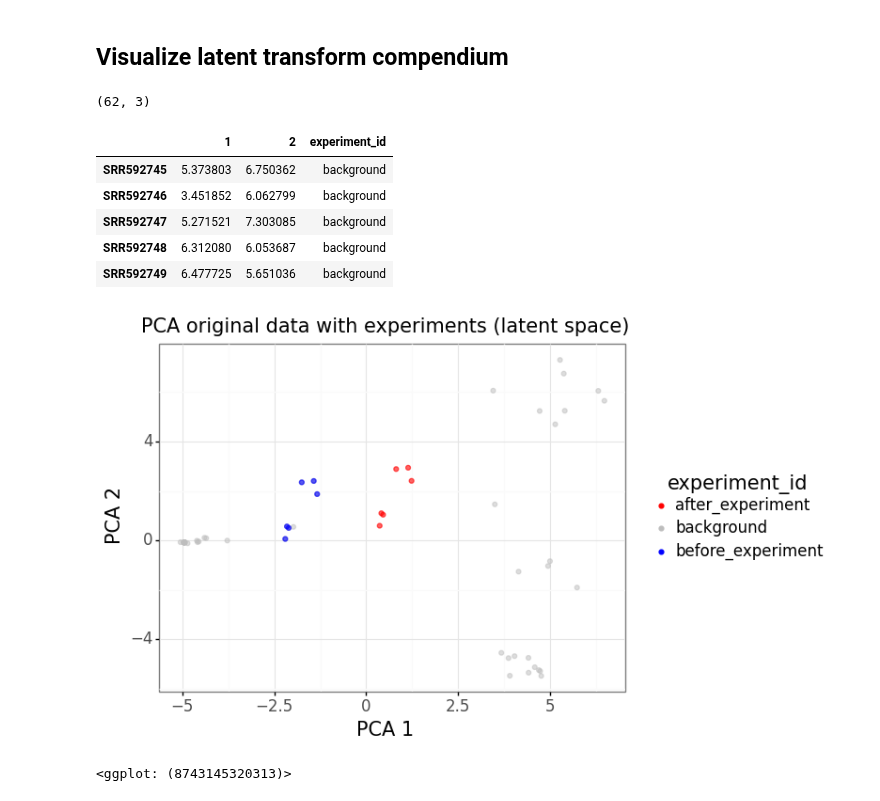
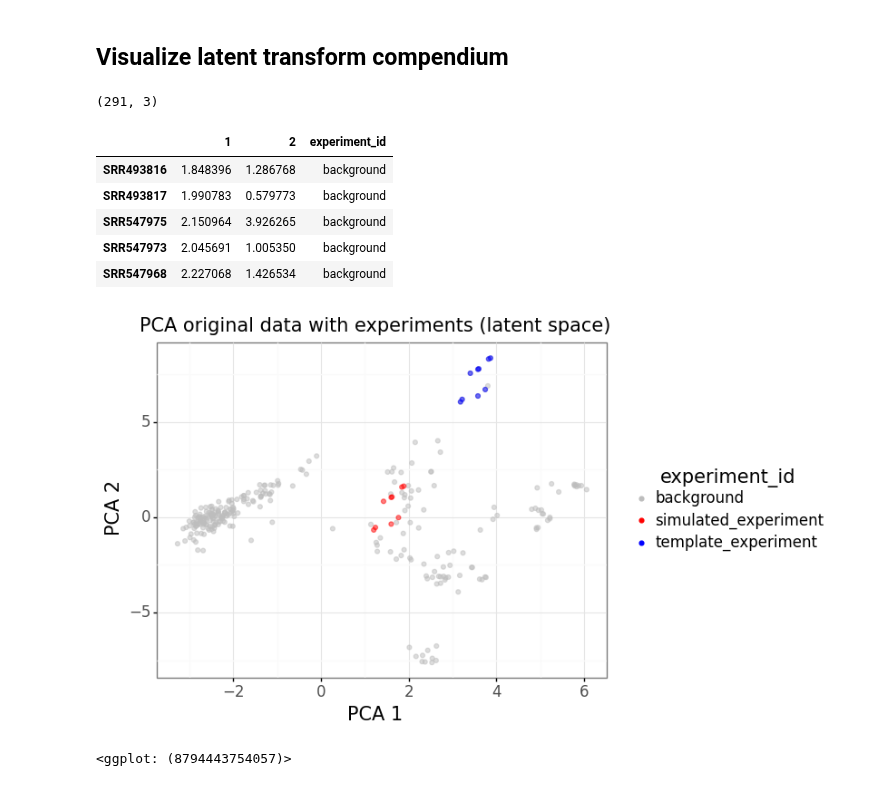
Before and after one commit to greenelab/ponyo, a Jupyter notebook: human_tests/Human_latent_transform_simulation.ipynb, the cells around one changed output. Drawn from its saved outputs; the diff is of its cells as text; code cells hidden in the pictures.

```diff
--- a/human_tests/Human_latent_transform_simulation.ipynb
+++ b/human_tests/Human_latent_transform_simulation.ipynb
@@ -213,7 +213,7 @@ template_PCAencoded_df = pd.DataFrame(data=template_PCAencoded,
                                          columns=['1','2'])
 
 # Add back label column
-template_PCAencoded_df['experiment_id'] = 'before_experiment'
+template_PCAencoded_df['experiment_id'] = 'template_experiment'
 # %%
 # Embedding of simulated experiment (encoded)
 after_encoded_filename = os.path.join(local_dir, "simulated_after_encoded.txt")
@@ -227,7 +227,7 @@ simulated_PCAencoded_df = pd.DataFrame(data=simulated_PCAencoded,
                                          columns=['1','2'])
 
 # Add back label column
-simulated_PCAencoded_df['experiment_id'] = 'after_experiment'
+simulated_PCAencoded_df['experiment_id'] = 'simulated_experiment'
 # %%
 # Concatenate dataframes
 combined_PCAencoded_df = pd.concat([compendium_PCAencoded_df,
@@ -237,41 +237,41 @@ combined_PCAencoded_df = pd.concat([compendium_PCAencoded_df,
 print(combined_PCAencoded_df.shape)
 combined_PCAencoded_df.head()
 # %% [output]
-(62, 3)
+(291, 3)
 |  | 1 | 2 | experiment_id |
-| SRR592745 | 5.373803 | 6.750362 | background |
-| SRR592746 | 3.451852 | 6.062799 | background |
-| SRR592747 | 5.271521 | 7.303085 | background |
-| SRR592748 | 6.312080 | 6.053687 | background |
-| SRR592749 | 6.477725 | 5.651036 | background |
+| SRR493816 | 1.848396 | 1.286768 | background |
+| SRR493817 | 1.990783 | 0.579773 | background |
+| SRR547975 | 2.150964 | 3.926265 | background |
+| SRR547973 | 2.045691 | 1.005350 | background |
+| SRR547968 | 2.227068 | 1.426534 | background |
 # %%
 # Plot
 fig = ggplot(combined_PCAencoded_df, aes(x='1', y='2'))
 fig += geom_point(aes(color='experiment_id'), alpha=0.5)
 fig += labs(x ='PCA 1',
             y = 'PCA 2',
             title = 'PCA original data with experiments (latent space)')
 fig += theme_bw()
 fig += theme(
     legend_title_align = "center",
     plot_background=element_rect(fill='white'),
     legend_key=element_rect(fill='white', colour='white'),
     legend_title=element_text(family='sans-serif', size=15),
     legend_text=element_text(family='sans-serif', size=12),
     plot_title=element_text(family='sans-serif', size=15),
     axis_text=element_text(family='sans-serif', size=12),
     axis_title=element_text(family='sans-serif', size=15)
     )
 fig += guides(colour=guide_legend(override_aes={'alpha': 1}))
-fig += scale_color_manual(['red', '#bdbdbd', 'blue'])
+fig += scale_color_manual(['#bdbdbd', 'red', 'blue'])
 fig += geom_point(data=combined_PCAencoded_df[combined_PCAencoded_df['experiment_id'] == 'after_experiment'],
                   alpha=0.2,
                   color='red')
 fig += geom_point(data=combined_PCAencoded_df[combined_PCAencoded_df['experiment_id'] == 'before_experiment'],
                   alpha=0.2,
                   color='blue')
 
 print(fig)
 # %% [output]
-[figure, old version]
+[figure, new version]
-<ggplot: (8743145320313)>
+<ggplot: (8794443754057)>
```
Also changed, not shown: parts of 4 cells of this notebook, 25 other files.
